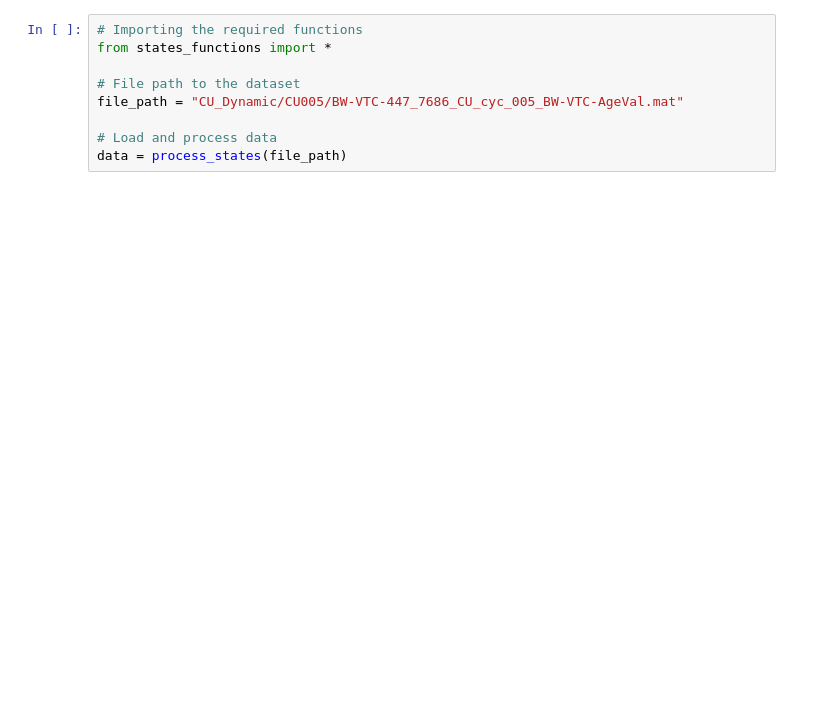
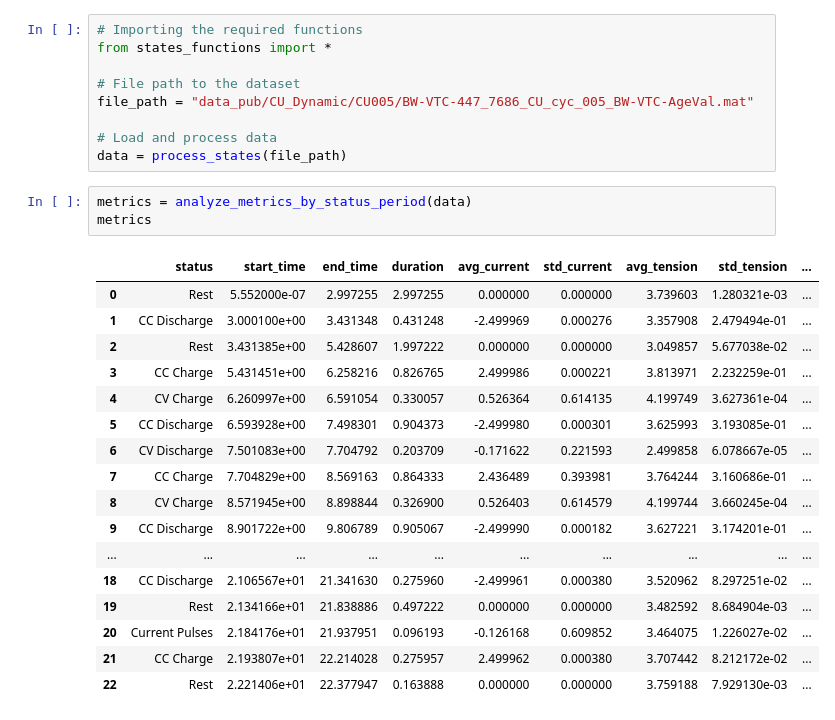
Before and after one commit to gsscala/star_dataset, a Jupyter notebook: cell_state_dataset5/20250827-gdtada-states_baseados_line.ipynb, the cells around one changed output. Cells and saved outputs as stored; diff of their text form; blank space fills up the shorter version.

Commit message:
calculo de metricas durante periodos

```diff
--- a/cell_state_dataset5/20250827-gdtada-states_baseados_line.ipynb
+++ b/cell_state_dataset5/20250827-gdtada-states_baseados_line.ipynb
@@ -3,10 +7,31 @@
 from states_functions import *
 
 # File path to the dataset
-file_path = "CU_Dynamic/CU005/BW-VTC-447_7686_CU_cyc_005_BW-VTC-AgeVal.mat"
+file_path = "data_pub/CU_Dynamic/CU005/BW-VTC-447_7686_CU_cyc_005_BW-VTC-AgeVal.mat"
 
 # Load and process data
 data = process_states(file_path)
+# %%
+metrics = analyze_metrics_by_status_period(data)
+metrics
+# %% [output]
+|  | status | start_time | end_time | duration | avg_current | std_current | avg_tension | std_tension | ... |
+| 0 | Rest | 5.552000e-07 | 2.997255 | 2.997255 | 0.000000 | 0.000000 | 3.739603 | 1.280321e-03 | ... |
+| 1 | CC Discharge | 3.000100e+00 | 3.431348 | 0.431248 | -2.499969 | 0.000276 | 3.357908 | 2.479494e-01 | ... |
+| 2 | Rest | 3.431385e+00 | 5.428607 | 1.997222 | 0.000000 | 0.000000 | 3.049857 | 5.677038e-02 | ... |
+| 3 | CC Charge | 5.431451e+00 | 6.258216 | 0.826765 | 2.499986 | 0.000221 | 3.813971 | 2.232259e-01 | ... |
+| 4 | CV Charge | 6.260997e+00 | 6.591054 | 0.330057 | 0.526364 | 0.614135 | 4.199749 | 3.627361e-04 | ... |
+| 5 | CC Discharge | 6.593928e+00 | 7.498301 | 0.904373 | -2.499980 | 0.000301 | 3.625993 | 3.193085e-01 | ... |
+| 6 | CV Discharge | 7.501083e+00 | 7.704792 | 0.203709 | -0.171622 | 0.221593 | 2.499858 | 6.078667e-05 | ... |
+| 7 | CC Charge | 7.704829e+00 | 8.569163 | 0.864333 | 2.436489 | 0.393981 | 3.764244 | 3.160686e-01 | ... |
+| 8 | CV Charge | 8.571945e+00 | 8.898844 | 0.326900 | 0.526403 | 0.614579 | 4.199744 | 3.660245e-04 | ... |
+| 9 | CC Discharge | 8.901722e+00 | 9.806789 | 0.905067 | -2.499990 | 0.000182 | 3.627221 | 3.174201e-01 | ... |
+| ... | ... | ... | ... | ... | ... | ... | ... | ... | ... |
+| 18 | CC Discharge | 2.106567e+01 | 21.341630 | 0.275960 | -2.499961 | 0.000380 | 3.520962 | 8.297251e-02 | ... |
+| 19 | Rest | 2.134166e+01 | 21.838886 | 0.497222 | 0.000000 | 0.000000 | 3.482592 | 8.684904e-03 | ... |
+| 20 | Current Pulses | 2.184176e+01 | 21.937951 | 0.096193 | -0.126168 | 0.609852 | 3.464075 | 1.226027e-02 | ... |
+| 21 | CC Charge | 2.193807e+01 | 22.214028 | 0.275957 | 2.499962 | 0.000380 | 3.707442 | 8.212172e-02 | ... |
+| 22 | Rest | 2.221406e+01 | 22.377947 | 0.163888 | 0.000000 | 0.000000 | 3.759188 | 7.929130e-03 | ... |
 # %%
 # State analysis and plotting
 plot_battery_data(data)
```
Also changed, not shown: parts of 4 cells of this notebook, 2 other files.
